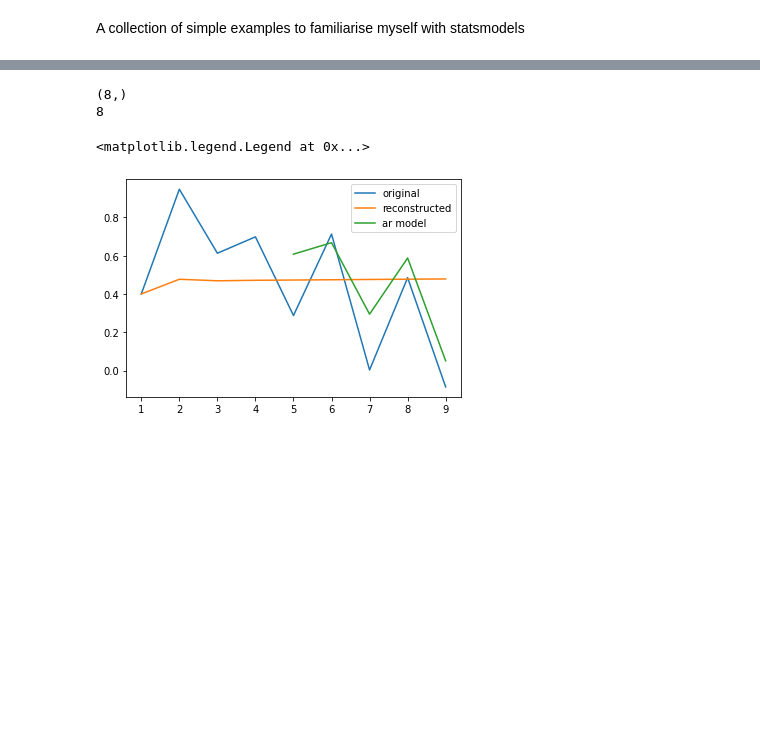
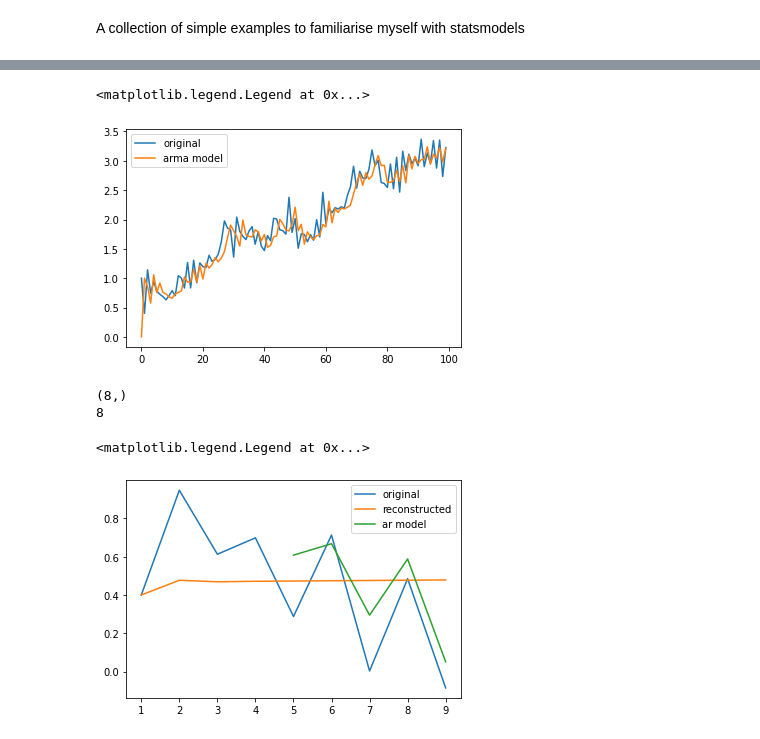
Before and after one commit to Julio-Baeta1/PythonTimeSeries, a Jupyter notebook: Untitled.ipynb, the cells around one changed output, grey strips where cells are left out. Cells and saved outputs as stored; diff of their text form; code cells hidden in the pictures; blank space fills up the shorter version.

```diff
--- a/Untitled.ipynb
+++ b/Untitled.ipynb
@@ -76,0 +135,3 @@ AR.5           -0.9451           +1.6976j            1.9429            0.3308
+# %%
+ar2 = SARIMAX(double_exp.time_series, order=(2,1,2)).fit()
+print(ar2.summary())
@@ -77,3 +156,16 @@ AR.5           -0.9451           +1.6976j            1.9429            0.3308
+# %%
+plt.plot(range(n),double_exp.time_series,label='original')
+#plt.plot(range(n),double_res.time_series,label='reconstructed')
+#double_nonoise = simpleTimeSeries(np.array([.8,.2]),0,np.array([1,0.4]),n,0)
+#plt.plot(range(n),double_nonoise.time_series,label='original no noise')
+##plt.plot(range(2,10),res_plot,label='ar model')
+res_plot = ar2.predict(0,n-1)
+plt.plot(range(0,n),res_plot,label='arma model')
+
+plt.legend()
+# %% [output]
+<matplotlib.legend.Legend at 0x...>
+[figure, added]
 # %%
 #res.predict(0,10)
 res_plot = res.predict(2,9)
```
Also changed, not shown: parts of 8 cells of this notebook, 1 other file.
